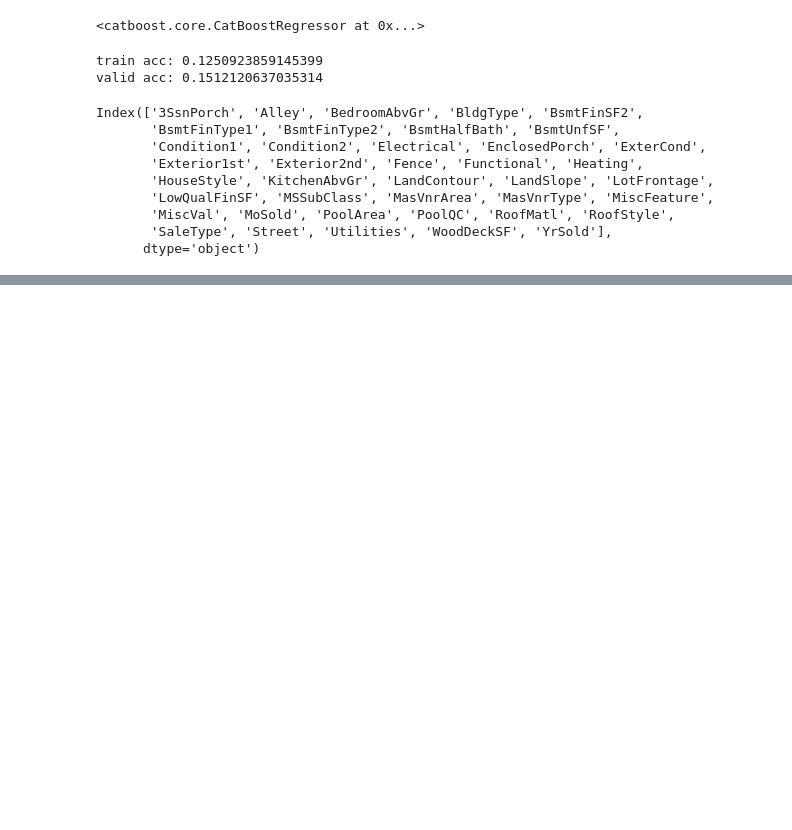
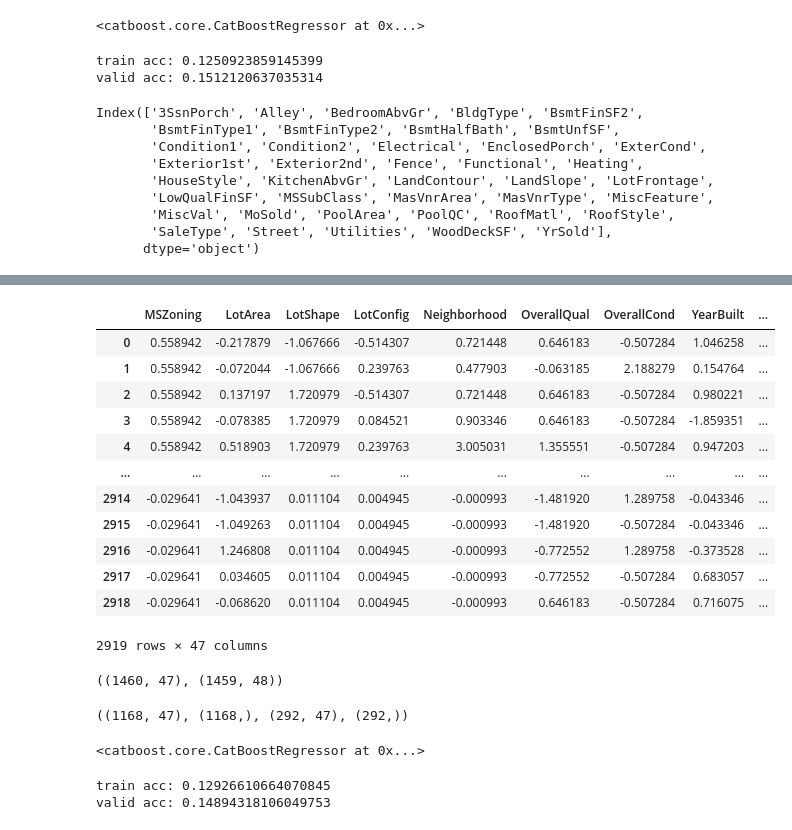
Before and after one commit to vasevooo/housing_kaggle, a Jupyter notebook: advanced housing_reg.ipynb, the cells around one changed output, grey strips where cells are left out. Cells and saved outputs as stored; diff of their text form; code cells hidden in the pictures; blank space fills up the shorter version.

```diff
--- a/advanced housing_reg.ipynb
+++ b/advanced housing_reg.ipynb
@@ -588,0 +683,29 @@ Index(['3SsnPorch', 'Alley', 'BedroomAbvGr', 'BldgType', 'BsmtFinSF2',
+# %%
+df_fe_scaled
+# %% [output]
+|  | MSZoning | LotArea | LotShape | LotConfig | Neighborhood | OverallQual | OverallCond | YearBuilt | ... |
+| 0 | 0.558942 | -0.217879 | -1.067666 | -0.514307 | 0.721448 | 0.646183 | -0.507284 | 1.046258 | ... |
+| 1 | 0.558942 | -0.072044 | -1.067666 | 0.239763 | 0.477903 | -0.063185 | 2.188279 | 0.154764 | ... |
+| 2 | 0.558942 | 0.137197 | 1.720979 | -0.514307 | 0.721448 | 0.646183 | -0.507284 | 0.980221 | ... |
+| 3 | 0.558942 | -0.078385 | 1.720979 | 0.084521 | 0.903346 | 0.646183 | -0.507284 | -1.859351 | ... |
+| 4 | 0.558942 | 0.518903 | 1.720979 | 0.239763 | 3.005031 | 1.355551 | -0.507284 | 0.947203 | ... |
+| ... | ... | ... | ... | ... | ... | ... | ... | ... | ... |
+| 2914 | -0.029641 | -1.043937 | 0.011104 | 0.004945 | -0.000993 | -1.481920 | 1.289758 | -0.043346 | ... |
+| 2915 | -0.029641 | -1.049263 | 0.011104 | 0.004945 | -0.000993 | -1.481920 | -0.507284 | -0.043346 | ... |
+| 2916 | -0.029641 | 1.246808 | 0.011104 | 0.004945 | -0.000993 | -0.772552 | 1.289758 | -0.373528 | ... |
+| 2917 | -0.029641 | 0.034605 | 0.011104 | 0.004945 | -0.000993 | -0.772552 | -0.507284 | 0.683057 | ... |
+| 2918 | -0.029641 | -0.068620 | 0.011104 | 0.004945 | -0.000993 | 0.646183 | -0.507284 | 0.716075 | ... |
+2919 rows × 47 columns
+# %%
+df_fe_scaled_scaled = pd.DataFrame(ss.fit_transform(df_fe_scaled), columns=df_fe_scaled.columns)
+
+
+
+df_train_fe = df_fe_scaled_scaled.loc[0:ind_test,:]
+df_test_fe = pd.concat([df['Id'][ind_train:], df_fe_scaled_scaled.loc[ind_train:,:]], axis=1)
+
+x = df_train_fe
+
+df_train_fe.shape, df_test_fe.shape
+# %% [output]
+((1460, 47), (1459, 48))
@@ -588,0 +714,17 @@ Index(['3SsnPorch', 'Alley', 'BedroomAbvGr', 'BldgType', 'BsmtFinSF2',
+# %%
+x_train.shape, y_train.shape, x_valid.shape, y_valid.shape
+# %% [output]
+((1168, 47), (1168,), (292, 47), (292,))
+# %%
+cb_2 = CatBoostRegressor(iterations=10000, verbose=False)
+
+
+cb_2.fit(x_train, y_train)
+# %% [output]
+<catboost.core.CatBoostRegressor at 0x...>
+# %%
+print("train acc:", mean_squared_error(y_train, cb.predict(x_train), squared=False))
+print("valid acc:", mean_squared_error(y_valid, cb.predict(x_valid), squared=False))
+# %% [output]
+train acc: 0.12926610664070845
+valid acc: 0.14894318106049753
```
Also changed, not shown: parts of 14 cells of this notebook.
